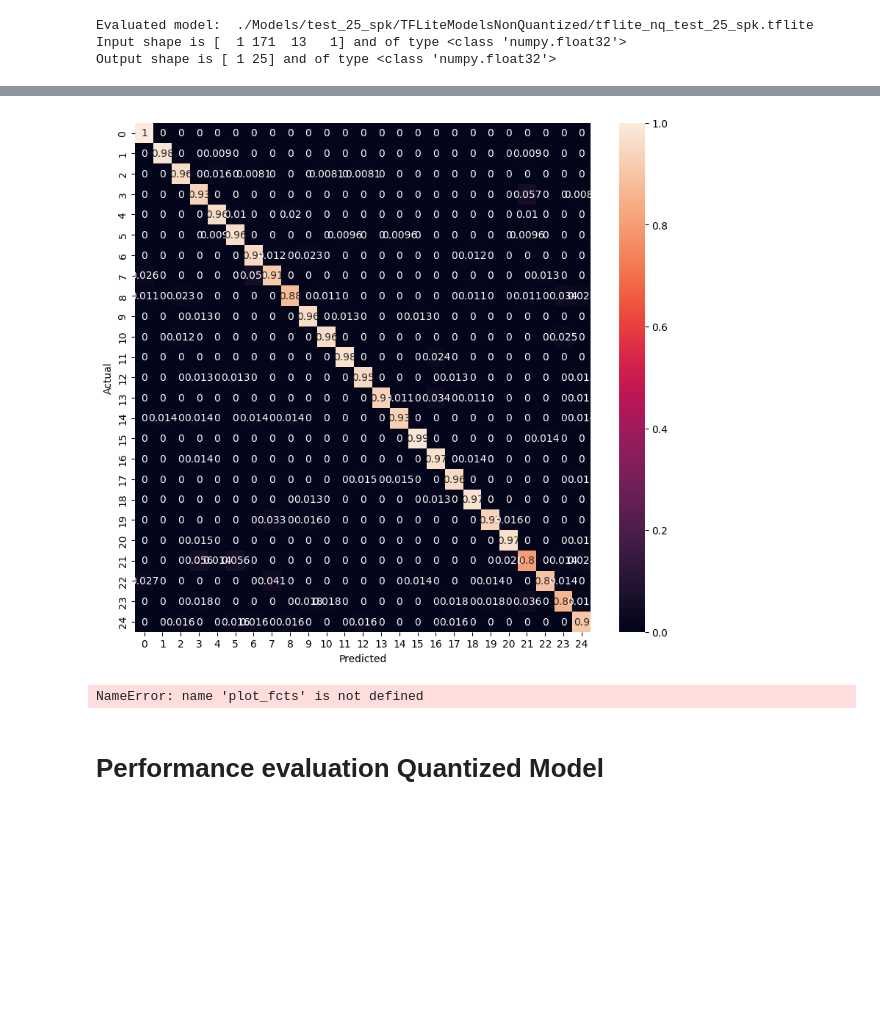
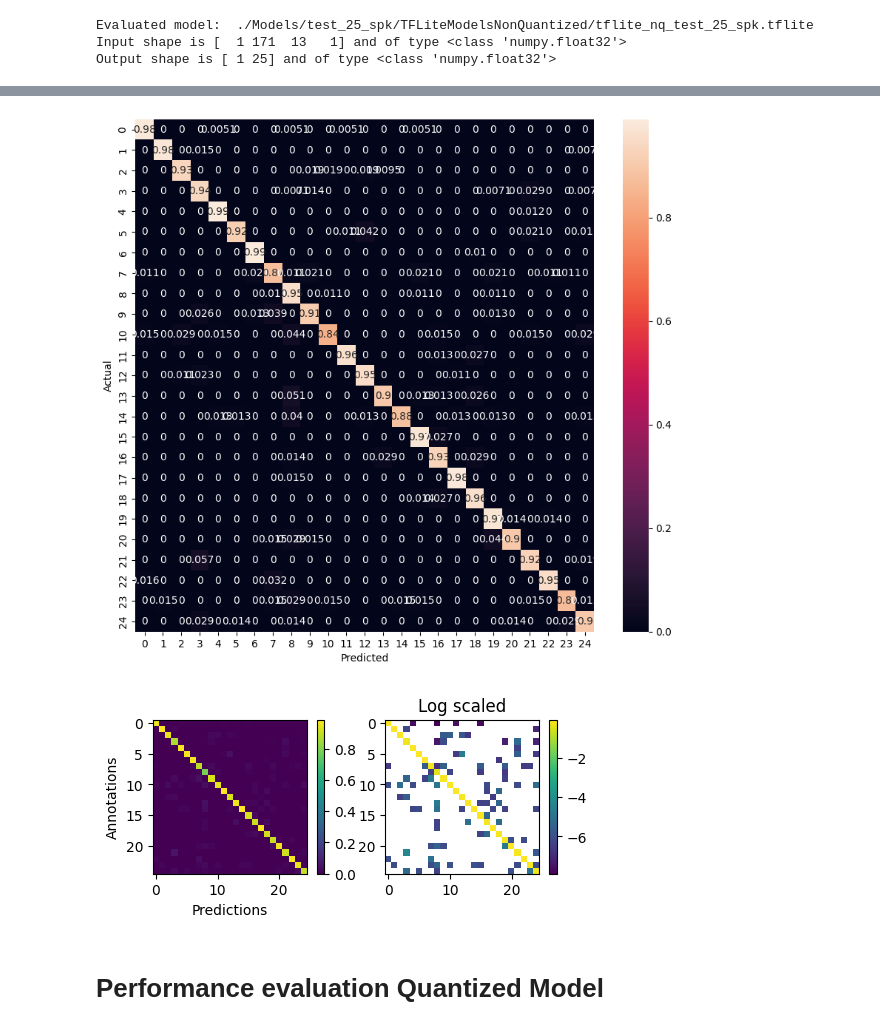
Before and after one commit to kerem-cekmeceli/ML_MCU, a Jupyter notebook: main.ipynb, the cells around one changed output, grey strips where cells are left out. Cells and saved outputs as stored; diff of their text form; code cells hidden in the pictures; blank space fills up the shorter version.

```diff
--- a/main.ipynb
+++ b/main.ipynb
@@ -391,17 +391,17 @@ We have a change of -1.3318858793631705e-06%
 # %%
 plt.figure(figsize=(10,9))
 cm = confusion_matrix(y_test, pred_nq,
                       normalize='true')
 sn.heatmap(cm, annot=True)
 plt.xlabel('Predicted')
 plt.ylabel('Actual')
 plt.savefig(path_figures + 'tflite_nq_cm.png')
 plt.show()
 
-plot_fcts.plot_confusion_matrix(cm, path_figures+'tf_lite_nq_cm_v2')
+plot_confusion_matrix(cm, path_figures+'tf_lite_nq_cm_v2')
 # %% [output]
-[figure, old version]
+[figure, new version]
-NameError: name 'plot_fcts' is not defined
+[figure, added]
 # %% [markdown]
 # Performance evaluation Quantized Model
 # %%
```
Also changed, not shown: parts of 11 cells of this notebook, 14 other files.
